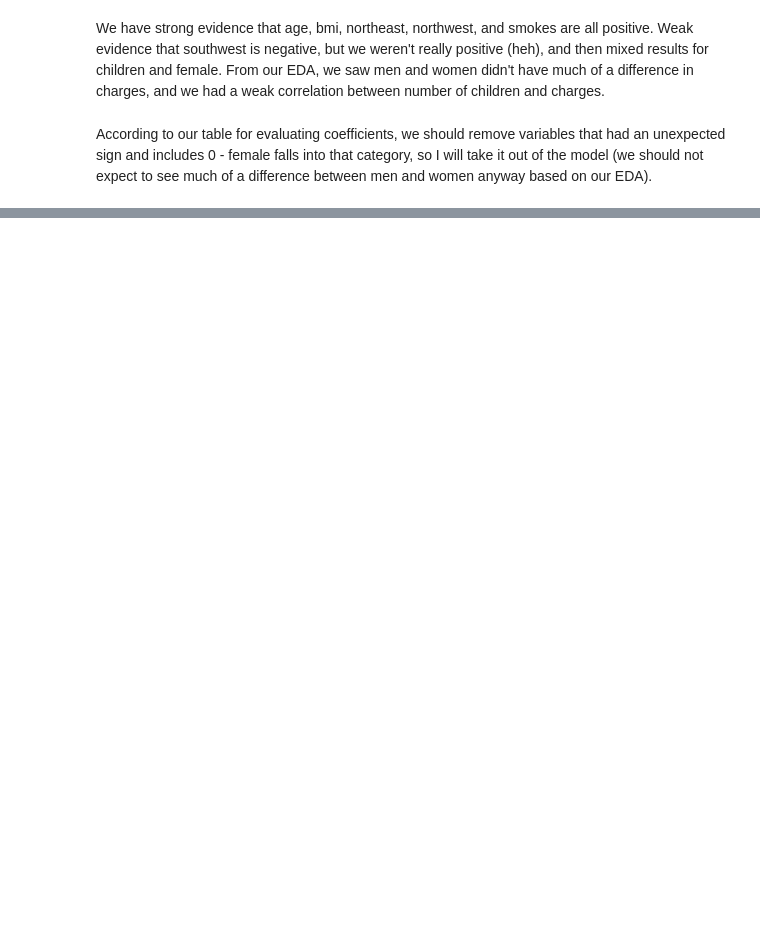
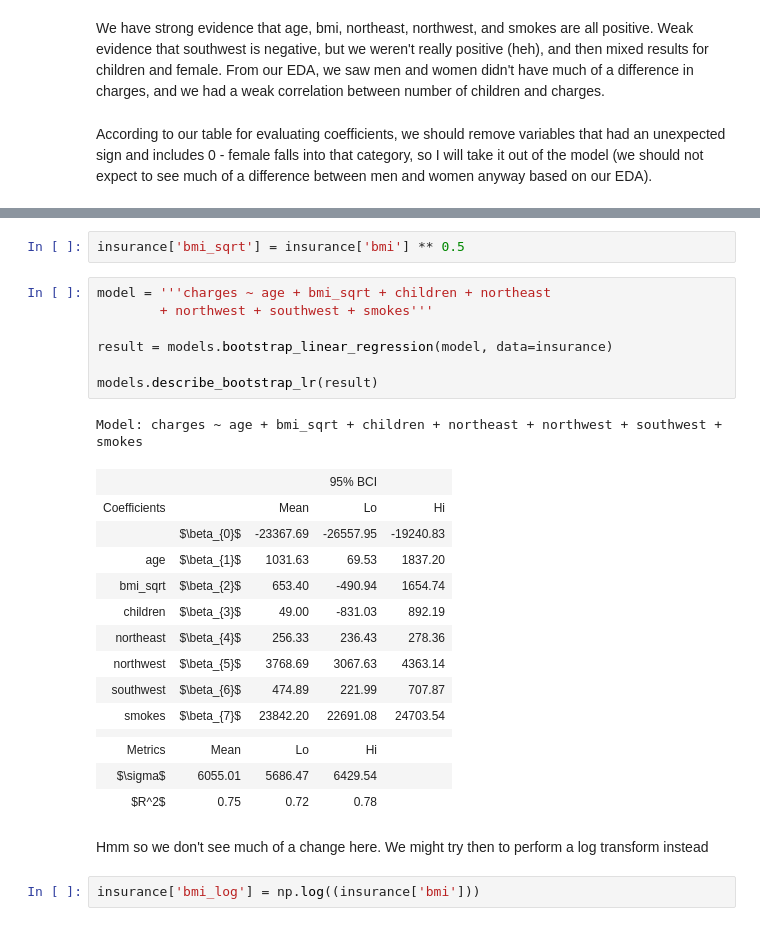
Before and after one commit to ansaridan/jhu-data-engineering-team-5, a Jupyter notebook: Module_10/Jhirsc21.ipynb, the cells around one changed output, grey strips where cells are left out. Saved outputs shown, nothing was run; the diff lists cells and outputs as text; blank space fills up the shorter version.

```diff
--- a/Module_10/Jhirsc21.ipynb
+++ b/Module_10/Jhirsc21.ipynb
@@ -240,0 +299,29 @@ According to our table for evaluating coefficients, we should remove variables t
+# %%
+insurance['bmi_sqrt'] = insurance['bmi'] ** 0.5
+# %%
+model = '''charges ~ age + bmi_sqrt + children + northeast
+        + northwest + southwest + smokes'''
+
+result = models.bootstrap_linear_regression(model, data=insurance)
+
+models.describe_bootstrap_lr(result)
+# %% [output]
+Model: charges ~ age + bmi_sqrt + children + northeast + northwest + southwest + smokes
+|  |  |  | 95% BCI |  |
+| Coefficients |  | Mean | Lo | Hi |
+|  | $\beta_{0}$ | -23367.69 | -26557.95 | -19240.83 |
+| age | $\beta_{1}$ | 1031.63 | 69.53 | 1837.20 |
+| bmi_sqrt | $\beta_{2}$ | 653.40 | -490.94 | 1654.74 |
+| children | $\beta_{3}$ | 49.00 | -831.03 | 892.19 |
+| northeast | $\beta_{4}$ | 256.33 | 236.43 | 278.36 |
+| northwest | $\beta_{5}$ | 3768.69 | 3067.63 | 4363.14 |
+| southwest | $\beta_{6}$ | 474.89 | 221.99 | 707.87 |
+| smokes | $\beta_{7}$ | 23842.20 | 22691.08 | 24703.54 |
+|  |  |  |  |  |
+| Metrics | Mean | Lo | Hi |  |
+| $\sigma$ | 6055.01 | 5686.47 | 6429.54 |  |
+| $R^2$ | 0.75 | 0.72 | 0.78 |  |
+# %% [markdown]
+Hmm so we don't see much of a change here. We might try then to perform a log transform instead
+# %%
+insurance['bmi_log'] = np.log((insurance['bmi']))
```
Also changed, not shown: parts of 35 cells of this notebook.
